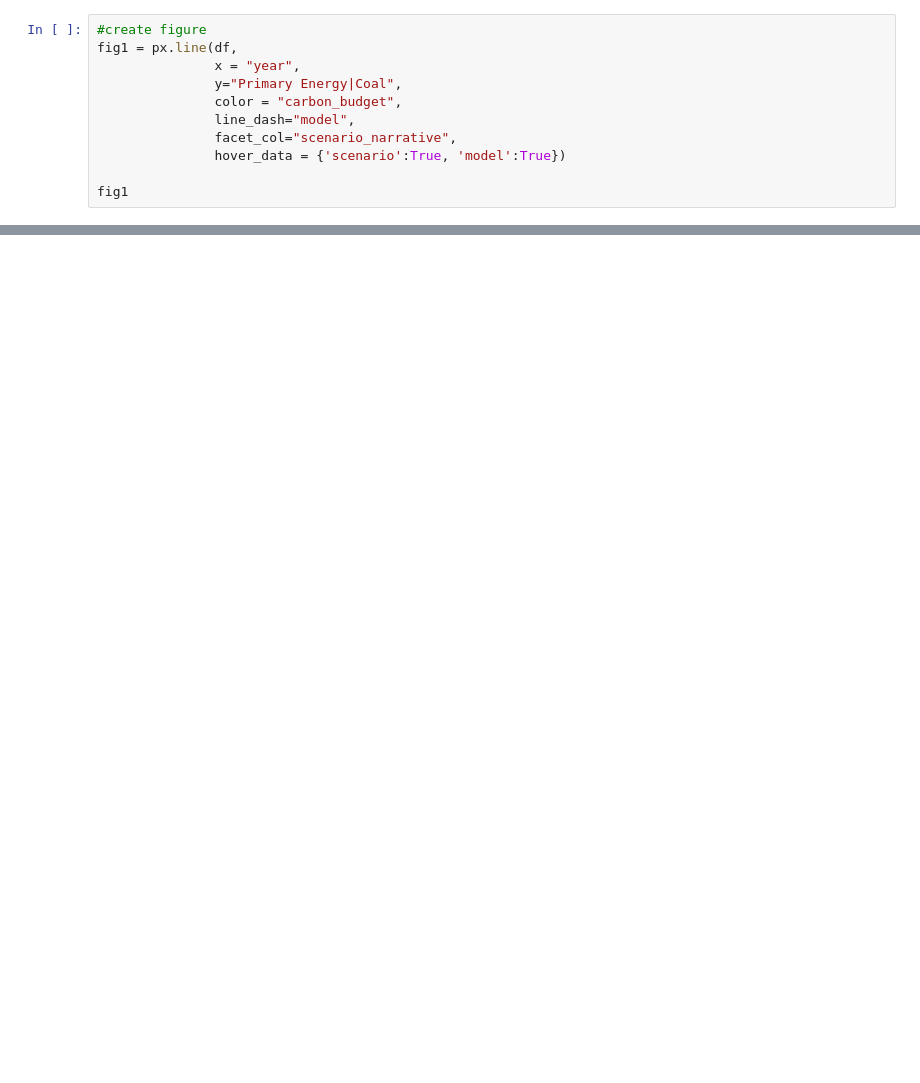
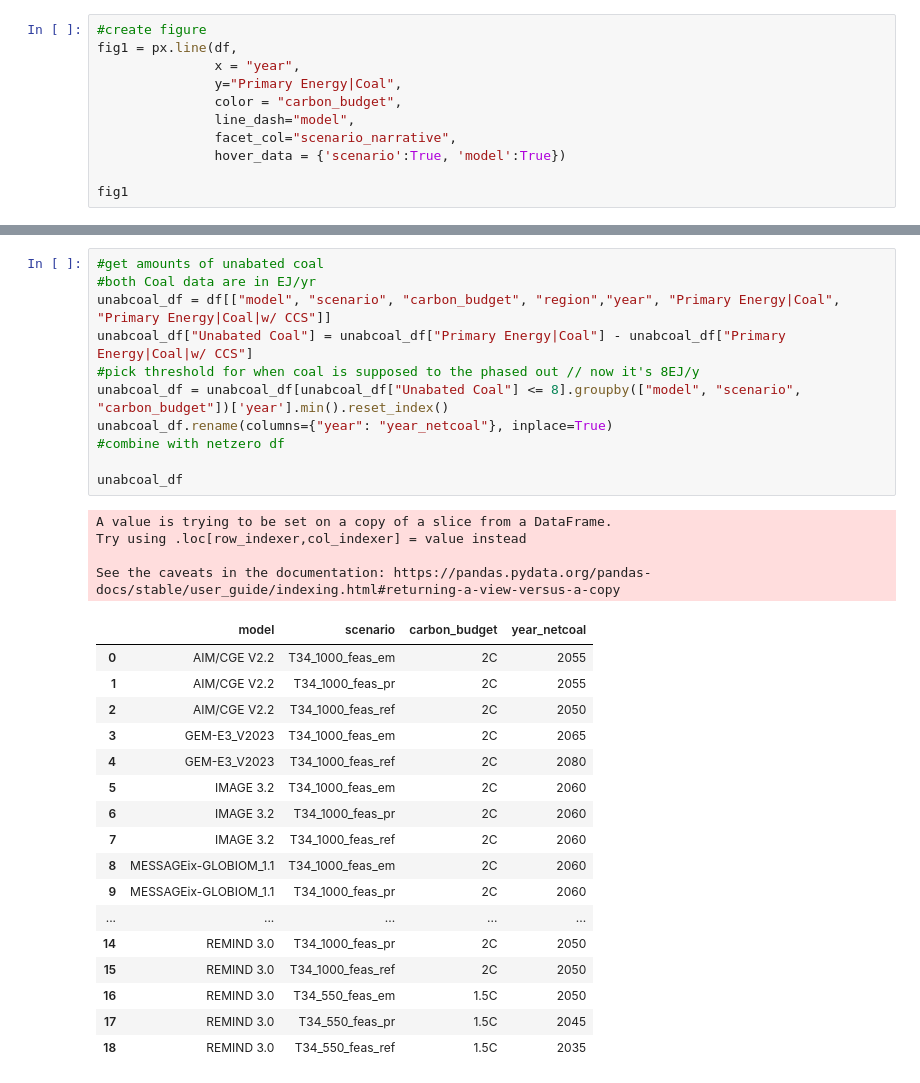
Before and after one commit to zyankarli/Feasibility_Tool, a Jupyter notebook: Tryout_Book.ipynb, the cells around one changed output, grey strips where cells are left out. Cells and saved outputs as stored; diff of their text form; blank space fills up the shorter version.

```diff
--- a/Tryout_Book.ipynb
+++ b/Tryout_Book.ipynb
@@ -135,0 +115,33 @@ df.loc[(df['scenario'] == 'T34_1000_feas_em') & (df['model'] == "REMIND 3.0")]
+# %%
+#get amounts of unabated coal
+#both Coal data are in EJ/yr
+unabcoal_df = df[["model", "scenario", "carbon_budget", "region","year", "Primary Energy|Coal", "Primary Energy|Coal|w/ CCS"]]
+unabcoal_df["Unabated Coal"] = unabcoal_df["Primary Energy|Coal"] - unabcoal_df["Primary Energy|Coal|w/ CCS"]
+#pick threshold for when coal is supposed to the phased out // now it's 8EJ/y
+unabcoal_df = unabcoal_df[unabcoal_df["Unabated Coal"] <= 8].groupby(["model", "scenario", "carbon_budget"])['year'].min().reset_index()
+unabcoal_df.rename(columns={"year": "year_netcoal"}, inplace=True)
+#combine with netzero df
+
+unabcoal_df
+# %% [output]
+A value is trying to be set on a copy of a slice from a DataFrame.
+Try using .loc[row_indexer,col_indexer] = value instead
+
+See the caveats in the documentation: https://pandas.pydata.org/pandas-docs/stable/user_guide/indexing.html#returning-a-view-versus-a-copy
+|  | model | scenario | carbon_budget | year_netcoal |
+| 0 | AIM/CGE V2.2 | T34_1000_feas_em | 2C | 2055 |
+| 1 | AIM/CGE V2.2 | T34_1000_feas_pr | 2C | 2055 |
+| 2 | AIM/CGE V2.2 | T34_1000_feas_ref | 2C | 2050 |
+| 3 | GEM-E3_V2023 | T34_1000_feas_em | 2C | 2065 |
+| 4 | GEM-E3_V2023 | T34_1000_feas_ref | 2C | 2080 |
+| 5 | IMAGE 3.2 | T34_1000_feas_em | 2C | 2060 |
+| 6 | IMAGE 3.2 | T34_1000_feas_pr | 2C | 2060 |
+| 7 | IMAGE 3.2 | T34_1000_feas_ref | 2C | 2060 |
+| 8 | MESSAGEix-GLOBIOM_1.1 | T34_1000_feas_em | 2C | 2060 |
+| 9 | MESSAGEix-GLOBIOM_1.1 | T34_1000_feas_pr | 2C | 2060 |
+| ... | ... | ... | ... | ... |
+| 14 | REMIND 3.0 | T34_1000_feas_pr | 2C | 2050 |
+| 15 | REMIND 3.0 | T34_1000_feas_ref | 2C | 2050 |
+| 16 | REMIND 3.0 | T34_550_feas_em | 1.5C | 2050 |
+| 17 | REMIND 3.0 | T34_550_feas_pr | 1.5C | 2045 |
+| 18 | REMIND 3.0 | T34_550_feas_ref | 1.5C | 2035 |
```
Also changed, not shown: parts of 13 cells of this notebook.
